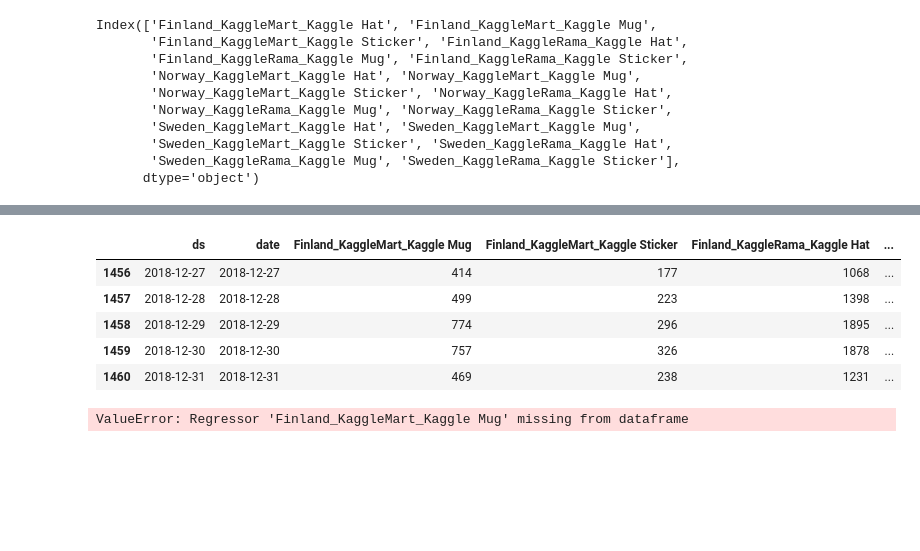
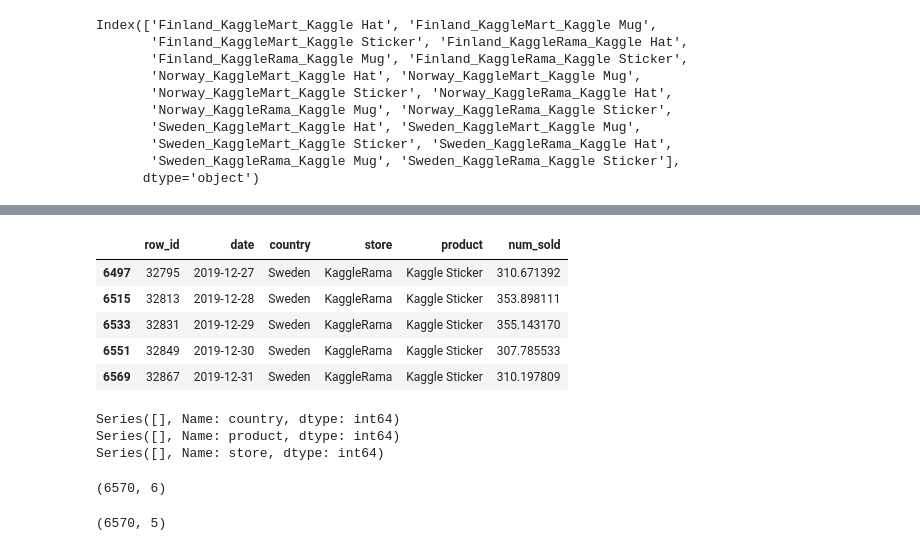
Before and after one commit to ronald-leung/datascience_machinelearning, a Jupyter notebook: Kaggle/tabular-playground-series-jan-2022/jan_2022_prediction_pylon.ipynb, the cells around one changed output, grey strips where cells are left out. Drawn from its saved outputs; the diff is of its cells as text; code cells hidden in the pictures; blank space fills up the shorter version.

Commit message:
Add code for generation forecast for 2019

```diff
--- a/Kaggle/tabular-playground-series-jan-2022/jan_2022_prediction_pylon.ipynb
+++ b/Kaggle/tabular-playground-series-jan-2022/jan_2022_prediction_pylon.ipynb
@@ -350,0 +541,5 @@ future_withotherfeature.head()
+# %%
+compSubResultDict = {}
+for prod in list(df_pivot.columns):
+    print("Preparing test submission for  ", prod)
+    compSubResultDict[prod] = trainAllData(df_pivot, prod)
@@ -350,0 +754,3 @@ future_withotherfeature.head()
+# %%
+test_df = pd.read_csv('test.csv')
+test_df.head()
@@ -350,0 +764,31 @@ future_withotherfeature.head()
+# %%
+# Let's filter the test dataframe, by each of the 18 series. Get the prediction, and then reconcatenate, and then sort by row_id, which should get us back to the submission result format.
+finalResult = pd.DataFrame()
+for key in list(compSubResultDict.keys()):
+
+#     key = 'Finland_KaggleMart_Kaggle Hat'
+    print(key)
+    country = key.split('_')[0]
+    store = key.split('_')[1]
+    product = key.split('_')[2]
+    curr_test_df = test_df[(test_df['country'] == country) &
+                           (test_df['store'] == store) &
+                           (test_df['product'] == product)].copy()
+    print('Curr_test_df shape', curr_test_df.shape)
+    curr_test_df = curr_test_df.sort_values('date')
+    print(curr_test_df.head())
+    predResult = compSubResultDict[key]['yhat'][-365:]
+    print(predResult.head())
+    print(predResult.tail())
+    print(len(predResult.values))
+    # print(compSubResultDict[key][['ds','yhat']][-365:]).tail()
+    # print('predResult shape', predResult.shape)
+    # print('predResult null shape', len(predResult[predResult.isnull()]))
+    curr_test_df['num_sold'] = predResult.values
+    # print('Prediction shape', compSubResultDict[key].shape)
+    # print('Prediction min date', compSubResultDict[key]['ds'].min())
+    # print('Prediction max date', compSubResultDict[key]['ds'].max())
+
+    finalResult = finalResult.append(curr_test_df)
+    # print('finalResult shape', finalResult.shape)
+    print('curr_test_df null shape', curr_test_df[curr_test_df['num_sold'].isnull()].shape)
@@ -351,13 +816,17 @@ future_withotherfeature.head()
 # %%
-future_withotherfeature.tail()
+finalResult.tail()
 # %% [output]
-|  | ds | date | Finland_KaggleMart_Kaggle Mug | Finland_KaggleMart_Kaggle Sticker | Finland_KaggleRama_Kaggle Hat | ... |
-| 1456 | 2018-12-27 | 2018-12-27 | 414 | 177 | 1068 | ... |
-| 1457 | 2018-12-28 | 2018-12-28 | 499 | 223 | 1398 | ... |
-| 1458 | 2018-12-29 | 2018-12-29 | 774 | 296 | 1895 | ... |
-| 1459 | 2018-12-30 | 2018-12-30 | 757 | 326 | 1878 | ... |
-| 1460 | 2018-12-31 | 2018-12-31 | 469 | 238 | 1231 | ... |
+|  | row_id | date | country | store | product | num_sold |
+| 6497 | 32795 | 2019-12-27 | Sweden | KaggleRama | Kaggle Sticker | 310.671392 |
+| 6515 | 32813 | 2019-12-28 | Sweden | KaggleRama | Kaggle Sticker | 353.898111 |
+| 6533 | 32831 | 2019-12-29 | Sweden | KaggleRama | Kaggle Sticker | 355.143170 |
+| 6551 | 32849 | 2019-12-30 | Sweden | KaggleRama | Kaggle Sticker | 307.785533 |
+| 6569 | 32867 | 2019-12-31 | Sweden | KaggleRama | Kaggle Sticker | 310.197809 |
-# %%
-forecast = m.predict(future)
-# %% [output]
-ValueError: Regressor 'Finland_KaggleMart_Kaggle Mug' missing from dataframe
+# %%
+print(finalResult[finalResult['num_sold'].isnull()]['country'].value_counts())
+print(finalResult[finalResult['num_sold'].isnull()]['product'].value_counts())
+print(finalResult[finalResult['num_sold'].isnull()]['store'].value_counts())
+# %% [output]
+Series([], Name: country, dtype: int64)
+Series([], Name: product, dtype: int64)
+Series([], Name: store, dtype: int64)
@@ -363,0 +837,8 @@ ValueError: Regressor 'Finland_KaggleMart_Kaggle Mug' missing from dataframe
+# %%
+finalResult.shape
+# %% [output]
+(6570, 6)
+# %%
+test_df.shape
+# %% [output]
+(6570, 5)
```
Also changed, not shown: parts of 50 cells of this notebook.
